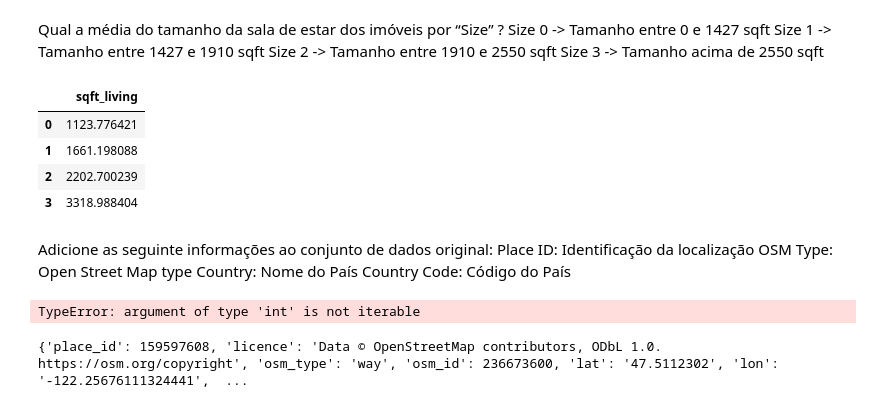
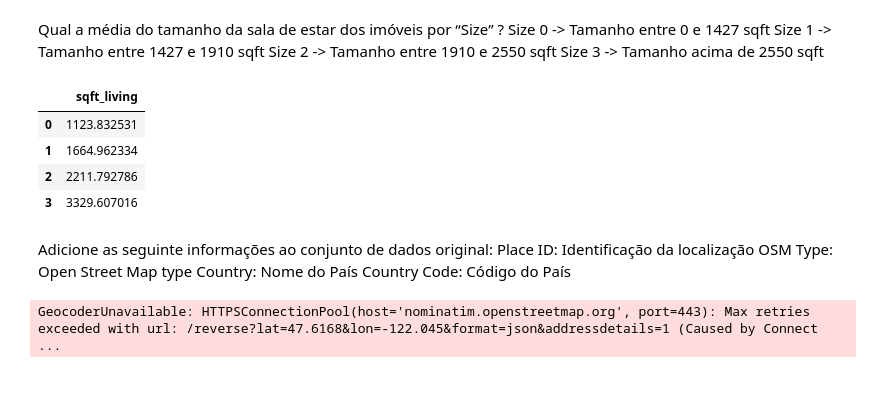
Before and after one commit to guiaraujofreitas/python_do_zero, a Jupyter notebook: Exercícios_07.ipynb, the cells around one changed output. Cells and saved outputs as stored; diff of their text form; code cells hidden in the pictures.

```diff
--- a/Exercícios_07.ipynb
+++ b/Exercícios_07.ipynb
@@ -81,17 +84,17 @@ Size 1 -> Tamanho entre 1427 e 1910 sqft
 Size 2 -> Tamanho entre 1910 e 2550 sqft
 Size 3 -> Tamanho acima de 2550 sqft
 # %%
-df['size'] = df['sqft_living'].apply(lambda x: 0 if x< 1427 else 1 if (x>= 1427) & (x< 1910) else
-                                    2 if (x>= 1910) & (x< 2550) else 3)
+df['size'] = df['sqft_living'].apply(lambda x: 0 if x<= 1427 else 1 if (x> 1427) & (x<= 1910) else
+                                    2 if (x> 1910) & (x<= 2550) else 3)
 
 
 df[['size','sqft_living']].groupby('size').mean().reset_index(drop=True)
 # %% [output]
 |  | sqft_living |
-| 0 | 1123.776421 |
-| 1 | 1661.198088 |
-| 2 | 2202.700239 |
-| 3 | 3318.988404 |
+| 0 | 1123.832531 |
+| 1 | 1664.962334 |
+| 2 | 2211.792786 |
+| 3 | 3329.607016 |
 # %% [markdown]
 Adicione as seguinte informações ao conjunto de dados original:
 Place ID: Identificação da localização
@@ -107,7 +110,7 @@ from geopy.geocoders import Nominatim
 df['place'] = 'NA'
 df['osm_type'] = 'NA'
 df['country'] = 'NA'
-df['code'] = 'NA'
+df['country_code'] = 'NA'
 
 geolocator = Nominatim(user_agent= 'geoapiExercises')
 
@@ -117,11 +120,7 @@ for i in range(len(df)):
 
     response = geolocator.reverse(query)
 
-    if 'place_id' in response.raw['place_id']:
-        df.loc[i,'place']= str(response.raw['place_id']) ['place']
+    if 'osm_type' in response.raw['osm_type']:
+        df.loc[i,'osm_type']= response.raw['osm_type'].dtypes(int)
 # %% [output]
-TypeError: argument of type 'int' is not iterable
+GeocoderUnavailable: HTTPSConnectionPool(host='nominatim.openstreetmap.org', port=443): Max retries exceeded with url: /reverse?lat=47.6168&lon=-122.045&format=json&addressdetails=1 (Caused by Connect ...
-# %%
-response.raw
-# %% [output]
-{'place_id': 159597608, 'licence': 'Data © OpenStreetMap contributors, ODbL 1.0. https://osm.org/copyright', 'osm_type': 'way', 'osm_id': 236673600, 'lat': '47.5112302', 'lon': '-122.25676111324441',  ...
```
Also changed, not shown: parts of 13 cells of this notebook, 1 other file.
